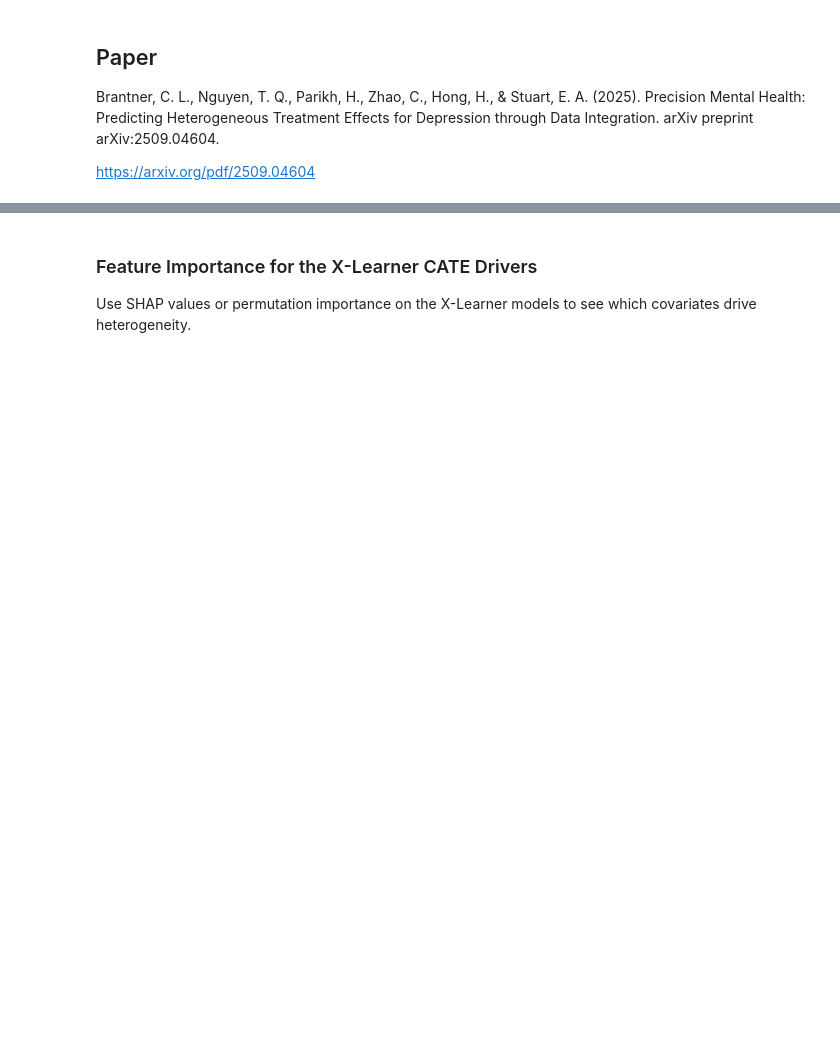
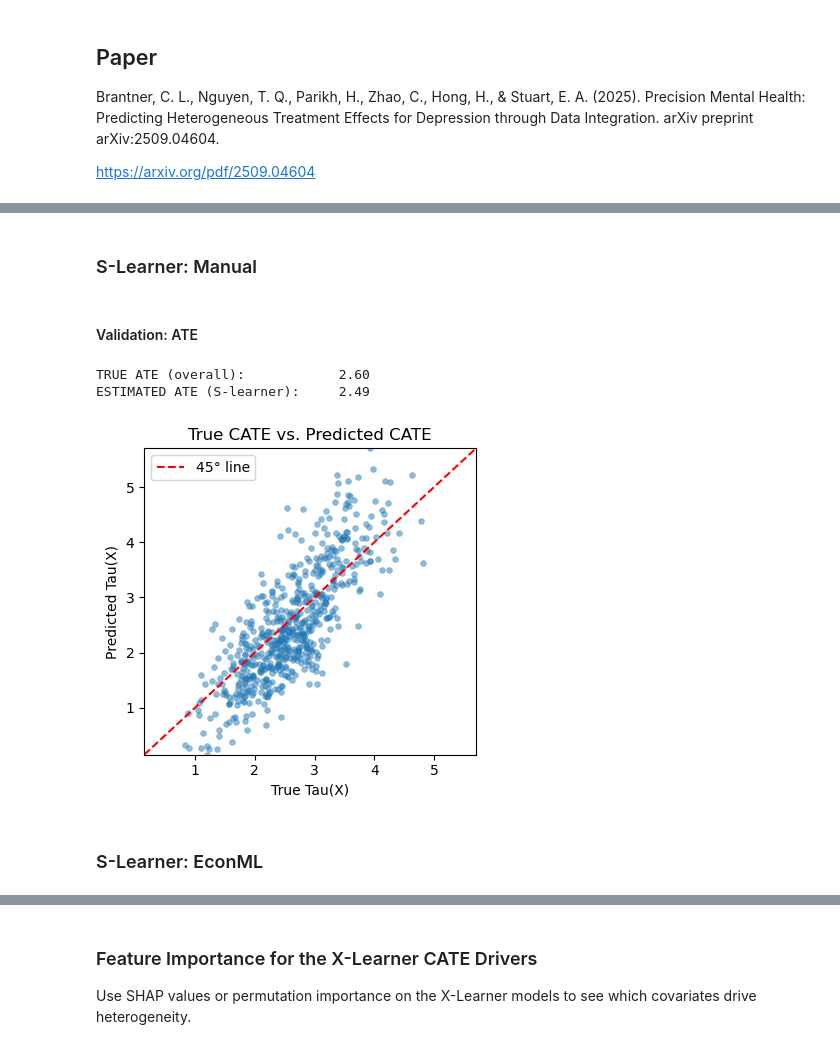
Before and after one commit to dataman-git/causal_inference, a Jupyter notebook: Ch09_EconML_MetaLearner.ipynb, the cells around one changed output, grey strips where cells are left out. Saved outputs shown, nothing was run; the diff lists cells and outputs as text; code cells hidden in the pictures; blank space fills up the shorter version.

```diff
--- a/Ch09_EconML_MetaLearner.ipynb
+++ b/Ch09_EconML_MetaLearner.ipynb
@@ -94,20 +123,43 @@ data.head()
 # %%
-# -------------------------------
-# Split data into training/testing
-# -------------------------------
+covariates = ['Age','Weight','Female','Diabetes','Hypothyroidism','Anxiety','Antidepressant','Thyroid_Med','Severe_Depression']
 train, test = train_test_split(data, test_size=0.3, random_state=42)
-X_train = train.drop(columns=['MADRS_Change'])
+X_train = train[covariates].copy()
 y_train = train['MADRS_Change']
-X_test = test.drop(columns=['MADRS_Change'])
+T_train = train['Treatment']
+X_test = test[covariates].copy()
 y_test = test['MADRS_Change']
+T_test = test['Treatment']
+# %% [markdown]
+### S-Learner: Manual
 # %%
-# -------------------------------
-# S-Learner: Single model with treatment as a feature
-# -------------------------------
-X_train_S = X_train.copy()
-X_test_S = X_test.copy()
 model = RandomForestRegressor(n_estimators=100, random_state=42)
 model.fit(X_train_S, y_train)
-pred_S_treated = model.predict(X_test_S.assign(Treatment=1))
-pred_S_control = model.predict(X_test_S.assign(Treatment=0))
+pred_S_treated = model.predict(X_test.assign(Treatment=1))
+pred_S_control = model.predict(X_test.assign(Treatment=0))
 CATE_S = pred_S_treated - pred_S_control
+# %% [markdown]
+#### Validation: ATE
+# %%
+# Scatter plot
+def scatter_plot(true_tau, pred_tau):
+    plt.figure(figsize=(4,4))
+    sns.scatterplot(x=test['Tau'], y=pred_tau, s=18, alpha=0.5, edgecolor=None)
+    lims = [min(true_tau.min(), pred_tau.min()), max(true_tau.max(), CATE_S.max())]
+    plt.plot(lims, lims, 'r--', lw=1.5, label='45° line')
+    plt.xlim(lims); plt.ylim(lims)
+    plt.xlabel('True Tau(X)')
+    plt.ylabel('Predicted Tau(X)')
+    plt.title('True CATE vs. Predicted CATE')
+    plt.legend()
+    plt.tight_layout()
+    plt.show()
+
+print(f"TRUE ATE (overall):        {test['Tau'].mean():8.2f}")
+print(f"ESTIMATED ATE (S-learner): {np.mean(CATE_S):8.2f}")
+scatter_plot(true_tau = test['Tau'], pred_tau = CATE_S)
+# %% [output]
+TRUE ATE (overall):            2.60
+ESTIMATED ATE (S-learner):     2.49
+[figure, added]
+# %% [markdown]
+### S-Learner: EconML
```
Also changed, not shown: parts of 32 cells of this notebook.
